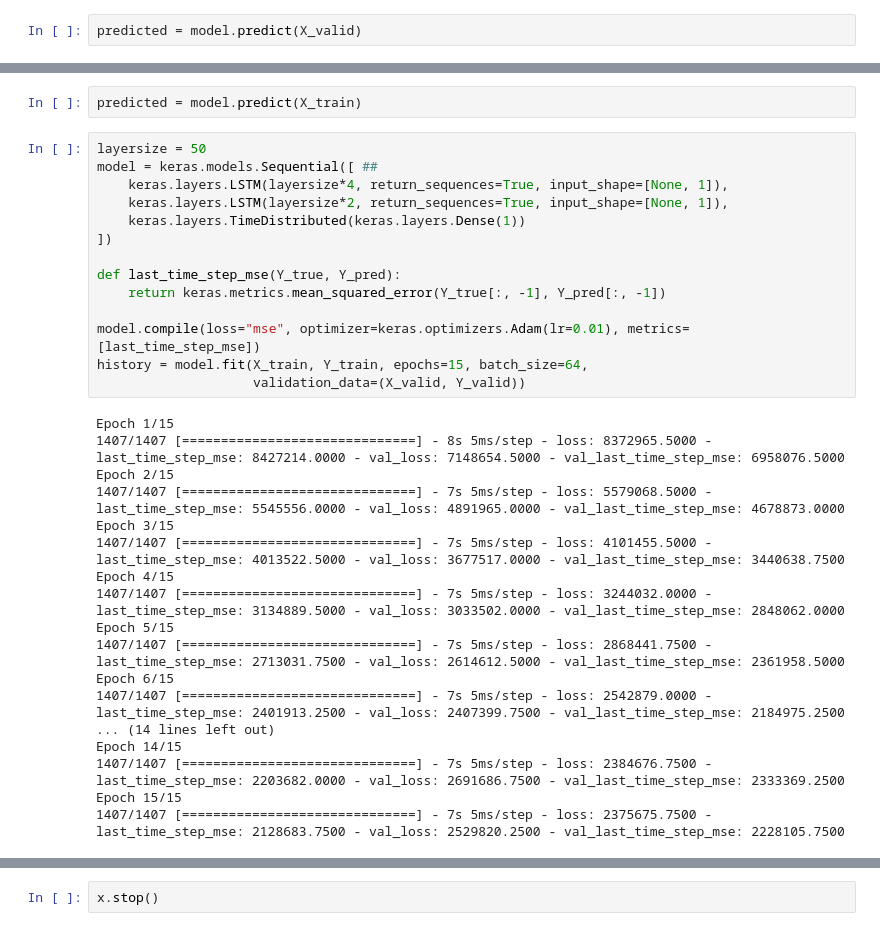
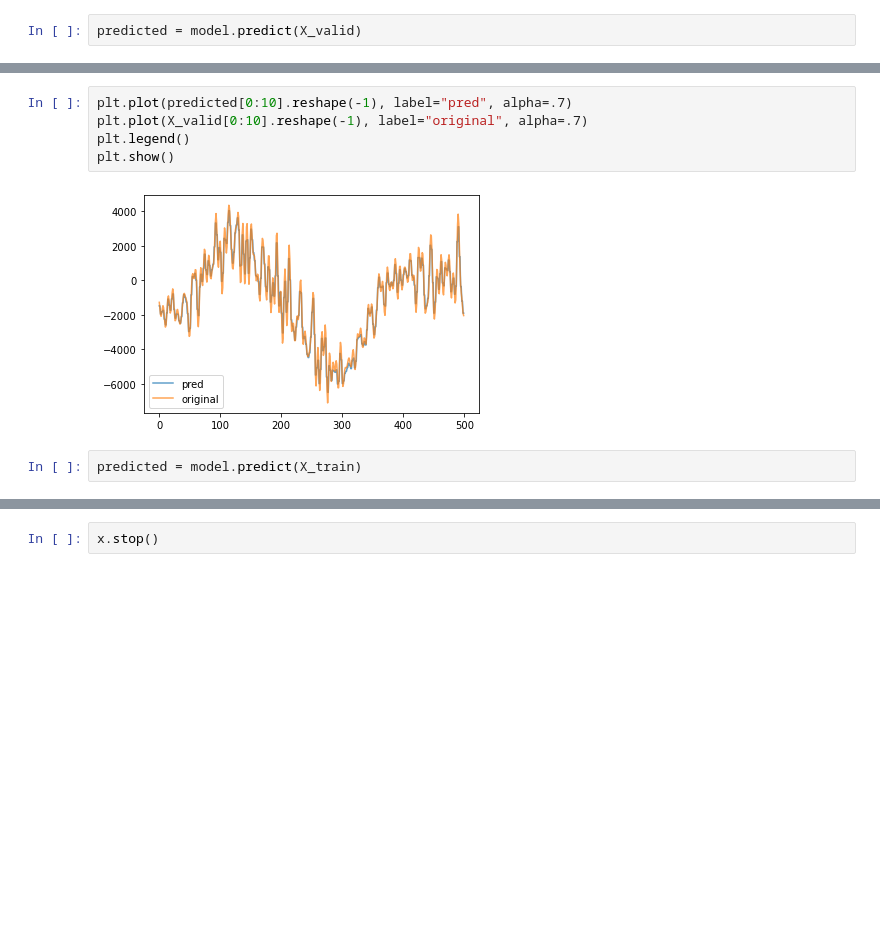
Before and after one commit to wesleygas/AudiorepML, a Jupyter notebook: convolucional.ipynb, the cells around one changed output, grey strips where cells are left out. Cells and saved outputs as stored; diff of their text form; blank space fills up the shorter version.

```diff
--- a/convolucional.ipynb
+++ b/convolucional.ipynb
@@ -195,34 +179,9 @@ plt.show()
+# %%
+plt.plot(predicted[0:10].reshape(-1), label="pred", alpha=.7)
+plt.plot(X_valid[0:10].reshape(-1), label="original", alpha=.7)
+plt.legend()
+plt.show()
+# %% [output]
+[figure, added]
 # %%
 predicted = model.predict(X_train)
-# %%
-layersize = 50
-model = keras.models.Sequential([ ##
-    keras.layers.LSTM(layersize*4, return_sequences=True, input_shape=[None, 1]),
-    keras.layers.LSTM(layersize*2, return_sequences=True, input_shape=[None, 1]),
-    keras.layers.TimeDistributed(keras.layers.Dense(1))
-])
-
-def last_time_step_mse(Y_true, Y_pred):
-    return keras.metrics.mean_squared_error(Y_true[:, -1], Y_pred[:, -1])
-
-model.compile(loss="mse", optimizer=keras.optimizers.Adam(lr=0.01), metrics=[last_time_step_mse])
-history = model.fit(X_train, Y_train, epochs=15, batch_size=64,
-                    validation_data=(X_valid, Y_valid))
-# %% [output]
-Epoch 1/15
-1407/1407 [==============================] - 8s 5ms/step - loss: 8372965.5000 - last_time_step_mse: 8427214.0000 - val_loss: 7148654.5000 - val_last_time_step_mse: 6958076.5000
-Epoch 2/15
-1407/1407 [==============================] - 7s 5ms/step - loss: 5579068.5000 - last_time_step_mse: 5545556.0000 - val_loss: 4891965.0000 - val_last_time_step_mse: 4678873.0000
-Epoch 3/15
-1407/1407 [==============================] - 7s 5ms/step - loss: 4101455.5000 - last_time_step_mse: 4013522.5000 - val_loss: 3677517.0000 - val_last_time_step_mse: 3440638.7500
-Epoch 4/15
-1407/1407 [==============================] - 7s 5ms/step - loss: 3244032.0000 - last_time_step_mse: 3134889.5000 - val_loss: 3033502.0000 - val_last_time_step_mse: 2848062.0000
-Epoch 5/15
-1407/1407 [==============================] - 7s 5ms/step - loss: 2868441.7500 - last_time_step_mse: 2713031.7500 - val_loss: 2614612.5000 - val_last_time_step_mse: 2361958.5000
-Epoch 6/15
-1407/1407 [==============================] - 7s 5ms/step - loss: 2542879.0000 - last_time_step_mse: 2401913.2500 - val_loss: 2407399.7500 - val_last_time_step_mse: 2184975.2500
-... (14 lines left out)
-Epoch 14/15
-1407/1407 [==============================] - 7s 5ms/step - loss: 2384676.7500 - last_time_step_mse: 2203682.0000 - val_loss: 2691686.7500 - val_last_time_step_mse: 2333369.2500
-Epoch 15/15
-1407/1407 [==============================] - 7s 5ms/step - loss: 2375675.7500 - last_time_step_mse: 2128683.7500 - val_loss: 2529820.2500 - val_last_time_step_mse: 2228105.7500
```
Also changed, not shown: parts of 35 cells of this notebook.
